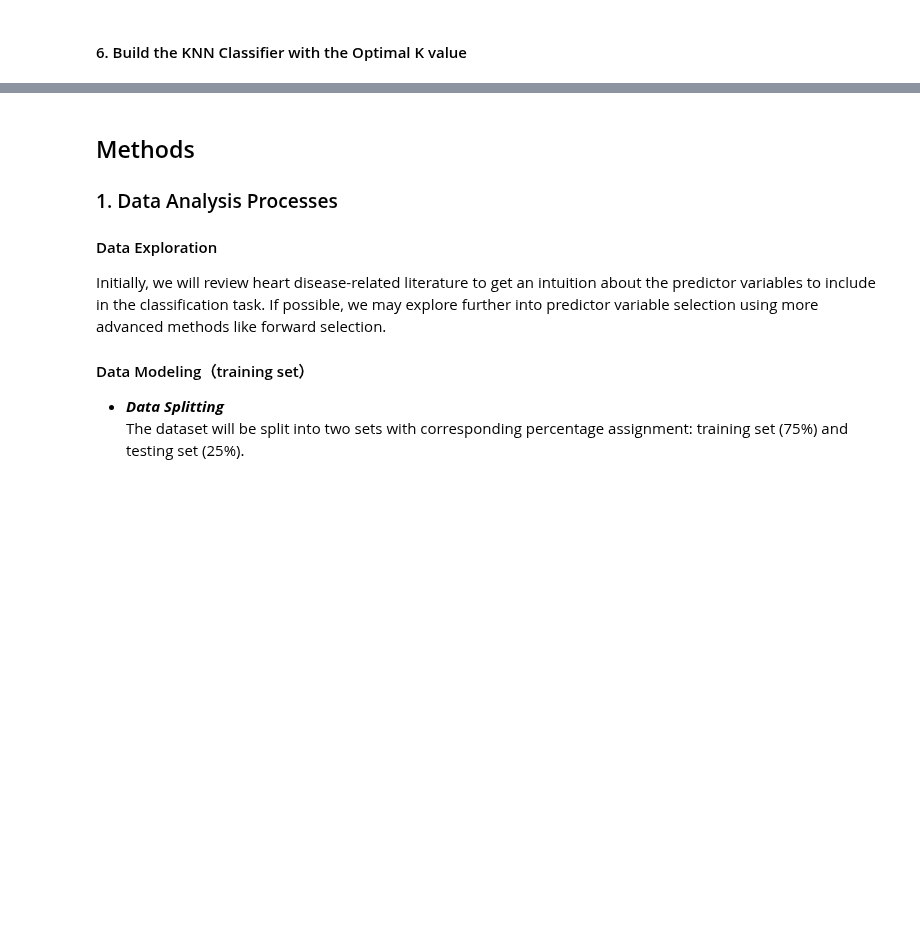
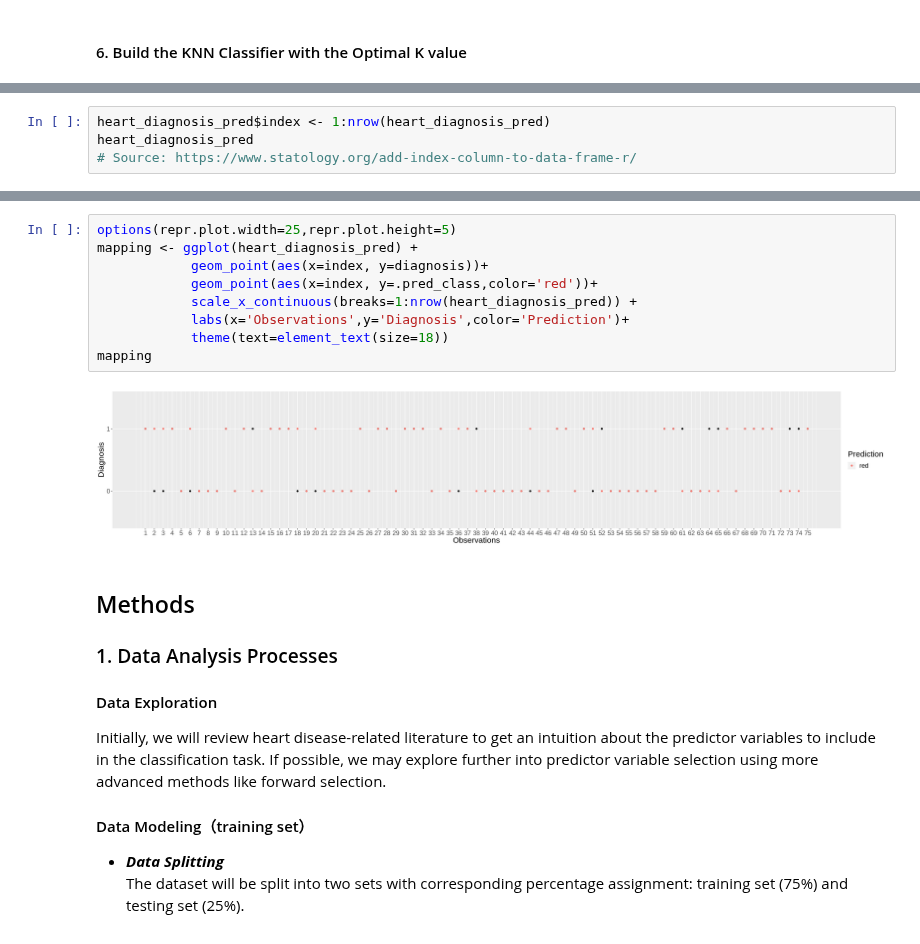
Before and after one commit to acholj/Updated-DSCI-Group-Project, a Jupyter notebook: Heart_Disease_Report.ipynb, the cells around one changed output, grey strips where cells are left out. Saved outputs shown, nothing was run; the diff lists cells and outputs as text; blank space fills up the shorter version.

```diff
--- a/Heart_Disease_Report.ipynb
+++ b/Heart_Disease_Report.ipynb
@@ -341,0 +342,4 @@ Prediction  0  1
+# %%
+heart_diagnosis_pred$index <- 1:nrow(heart_diagnosis_pred)
+heart_diagnosis_pred
+# Source: https://www.statology.org/add-index-column-to-data-frame-r/
@@ -342,3 +385,14 @@ Prediction  0  1
+# %%
+options(repr.plot.width=25,repr.plot.height=5)
+mapping <- ggplot(heart_diagnosis_pred) +
+            geom_point(aes(x=index, y=diagnosis))+
+            geom_point(aes(x=index, y=.pred_class,color='red'))+
+            scale_x_continuous(breaks=1:nrow(heart_diagnosis_pred)) +
+            labs(x='Observations',y='Diagnosis',color='Prediction')+
+            theme(text=element_text(size=18))
+mapping
+# %% [output]
+[figure, added]
 # %% [markdown]
 ## Methods
 ### 1. Data Analysis Processes
```
Also changed, not shown: parts of 3 cells of this notebook.
